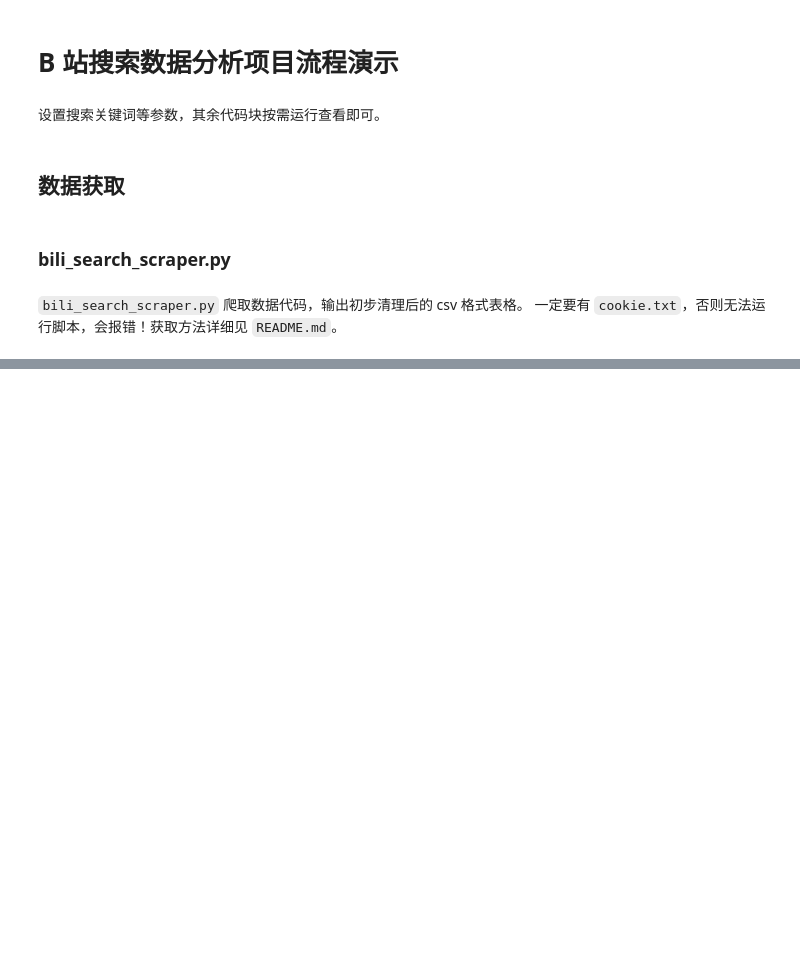
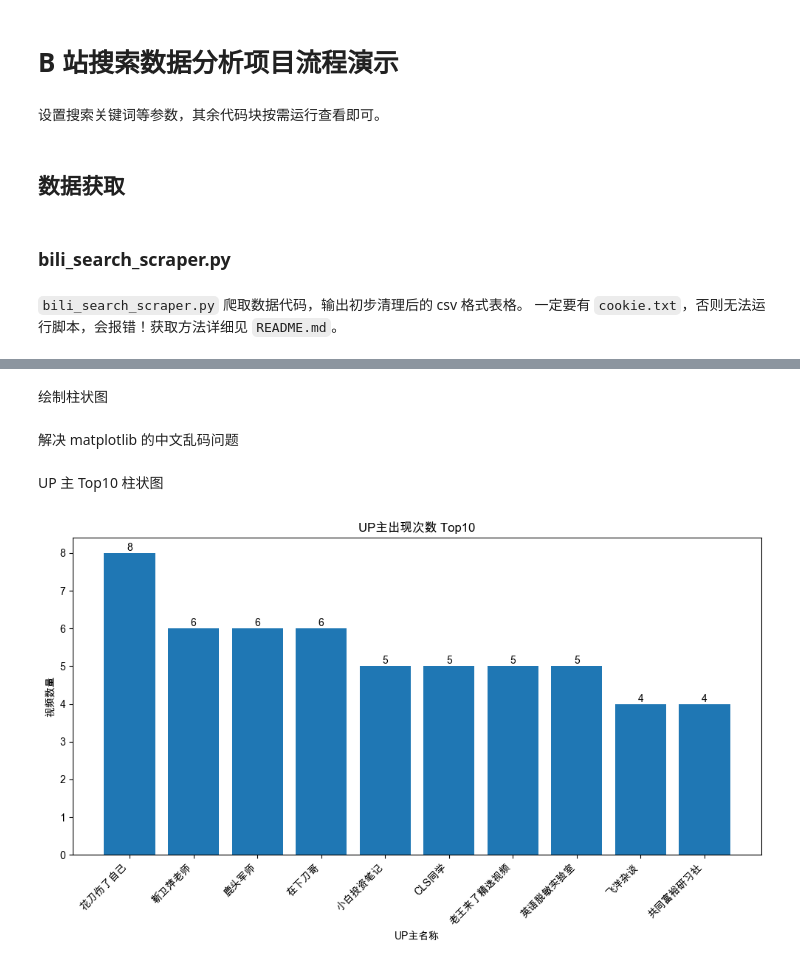
Before and after one commit to TobyKSKGD/Bilibili_search_data_Analysis_based_on_Python, a Jupyter notebook: demonstration.ipynb, the cells around one changed output, grey strips where cells are left out. Drawn from its saved outputs; the diff is of its cells as text; code cells hidden in the pictures; blank space fills up the shorter version.

```diff
--- a/demonstration.ipynb
+++ b/demonstration.ipynb
@@ -35,0 +40,4 @@ print(f"爬取成功！搜索结果已保存到 {out}")
+# %%
+import pandas as pd
+
+df = pd.read_csv(f"{keyword}_搜索.csv", encoding="utf_8_sig")
@@ -35,0 +50,10 @@ print(f"爬取成功！搜索结果已保存到 {out}")
+# %%
+top10_author_df = (
+    df['author']
+    .value_counts()
+    .head(10)
+    .reset_index()
+)
+
+top10_author_df.columns = ['author', 'count']
+top10_author_df
@@ -35,0 +130,2 @@ print(f"爬取成功！搜索结果已保存到 {out}")
+# %% [markdown]
+绘制柱状图
@@ -35,0 +135,2 @@ print(f"爬取成功！搜索结果已保存到 {out}")
+# %% [markdown]
+解决 matplotlib 的中文乱码问题
@@ -35,0 +162,29 @@ print(f"爬取成功！搜索结果已保存到 {out}")
+# %% [markdown]
+UP 主 Top10 柱状图
+# %%
+plt.figure(figsize=(10, 6))
+
+bars = plt.bar(top10_author_df['author'], top10_author_df['count'])
+
+plt.title('UP主出现次数 Top10')
+plt.xlabel('UP主名称')
+plt.ylabel('视频数量')
+
+plt.xticks(rotation=45, ha='right')
+
+# 在柱子上方标注数值
+for bar in bars:
+    height = bar.get_height()
+    plt.text(
+        bar.get_x() + bar.get_width() / 2,  # x 位置：柱子中心
+        height,                              # y 位置：柱子顶部
+        f'{int(height)}',                    # 显示的文本
+        ha='center',
+        va='bottom',
+        fontsize=10
+    )
+
+plt.tight_layout()
+plt.show()
+# %% [output]
+[figure, added]
```
Also changed, not shown: parts of 17 cells of this notebook, 2 other files.
